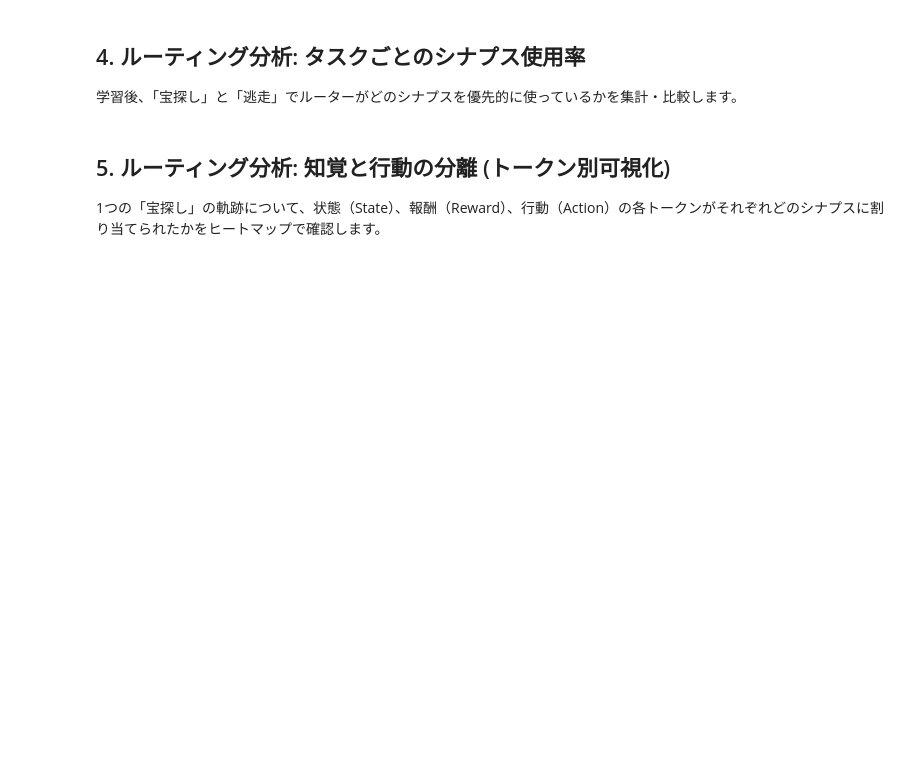
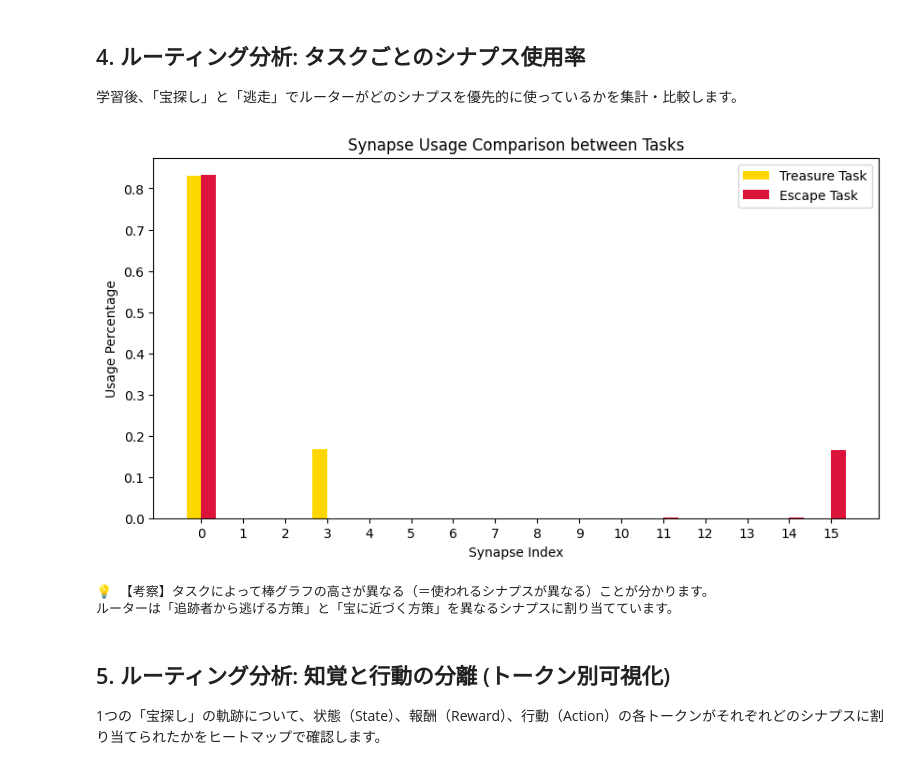
Before and after one commit to JunSuzukiJapan/SynapticRouter, a Jupyter notebook: notebooks/04_decision_transformer_routing_demo.ipynb, the cells around one changed output. Cells and saved outputs as stored; diff of their text form; code cells hidden in the pictures; blank space fills up the shorter version.

```diff
--- a/notebooks/04_decision_transformer_routing_demo.ipynb
+++ b/notebooks/04_decision_transformer_routing_demo.ipynb
@@ -26,7 +30,7 @@ import matplotlib.pyplot as plt
 import seaborn as sns
 import numpy as np
 
-from src.sra_gpu_models import MoESRAModel
+from src.sra_language_models import MoESRALanguageModel
 class MoESRAConfig:
     def __init__(self, **kwargs):
         for k, v in kwargs.items():
@@ -46,5 +50,5 @@ config = MoESRAConfig(
     k=2,
     max_seq_len=64
 )
-model = MoESRAModel(config.vocab_size, config.d_model, config.n_layers, config.num_synapses, config.k, syn_hidden=128).to(device)
+model = MoESRALanguageModel(config.vocab_size, config.d_model, config.n_layers, config.num_synapses, config.k, syn_hidden=128, max_seq_len=200, pad_idx=0).to(device)
 optimizer = make_optimizer(model, lr=0.005)
@@ -60,14 +66,13 @@ batch_size = 32
 max_steps = 10
 
 for epoch in range(epochs):
-    x, y, masks, _ = make_dt_batch(batch_size, max_steps, device)
+    x, y, _ = make_dt_batch(batch_size, max_steps, device)
 
     optimizer.zero_grad()
     outputs, routing_weights = model(x)
 
     # アクション予測のみでロスを計算
-    loss = F.cross_entropy(outputs.reshape(-1, config.vocab_size), y.reshape(-1), reduction='none')
-    loss = (loss * masks.reshape(-1)).sum() / (masks.sum() + 1e-8)
+    loss = F.cross_entropy(outputs.reshape(-1, config.vocab_size), y.reshape(-1), ignore_index=-100)
 
     lb_loss = sum(load_balance_loss(rw) for rw in routing_weights) * 0.1
     total_loss = loss + lb_loss
@@ -85,42 +96,46 @@ print("Training finished!")
 # %%
 def analyze_task_usage(task_type, samples=50):
     model.eval()
-    usage_counts = torch.zeros(config.n_synapses, device=device)
+    usage_counts = torch.zeros(config.num_synapses, device=device)
 
     with torch.no_grad():
         for _ in range(samples):
             traj = generate_trajectory(task_type, max_steps=5)
-            x = torch.tensor([traj['tokens']], dtype=torch.long).to(device)
+            x = torch.tensor([traj], dtype=torch.long).to(device)
             _, routing_weights = model(x)
 
             # 最後のレイヤーのルーティングで、使われたシナプスのインデックスを集計
             layer_weights = routing_weights[-1][0]  # [seq_len, n_synapses]
             chosen = layer_weights.argmax(dim=-1)
-            usage_counts += torch.bincount(chosen, minlength=config.n_synapses)
+            usage_counts += torch.bincount(chosen, minlength=config.num_synapses)
 
     usage_pct = (usage_counts / usage_counts.sum()).cpu().numpy()
     return usage_pct
 
 usage_treasure = analyze_task_usage("treasure")
 usage_escape = analyze_task_usage("escape")
 
 # 棒グラフで比較
 plt.figure(figsize=(10, 5))
-x = np.arange(config.n_synapses)
+x = np.arange(config.num_synapses)
 width = 0.35
 
 plt.bar(x - width/2, usage_treasure, width, label='Treasure Task', color='gold')
 plt.bar(x + width/2, usage_escape, width, label='Escape Task', color='crimson')
 
 plt.ylabel('Usage Percentage')
 plt.xlabel('Synapse Index')
 plt.title('Synapse Usage Comparison between Tasks')
 plt.xticks(x)
 plt.legend()
 plt.show()
 
 print("💡 【考察】タスクによって棒グラフの高さが異なる（＝使われるシナプスが異なる）ことが分かります。")
 print("ルーターは「追跡者から逃げる方策」と「宝に近づく方策」を異なるシナプスに割り当てています。")
+# %% [output]
+[figure, added]
+💡 【考察】タスクによって棒グラフの高さが異なる（＝使われるシナプスが異なる）ことが分かります。
+ルーターは「追跡者から逃げる方策」と「宝に近づく方策」を異なるシナプスに割り当てています。
 # %% [markdown]
 ## 5. ルーティング分析: 知覚と行動の分離 (トークン別可視化)
 1つの「宝探し」の軌跡について、状態（State）、報酬（Reward）、行動（Action）の各トークンがそれぞれどのシナプスに割り当てられたかをヒートマップで確認します。
```
Also changed, not shown: parts of 4 cells of this notebook, 9 other files.
